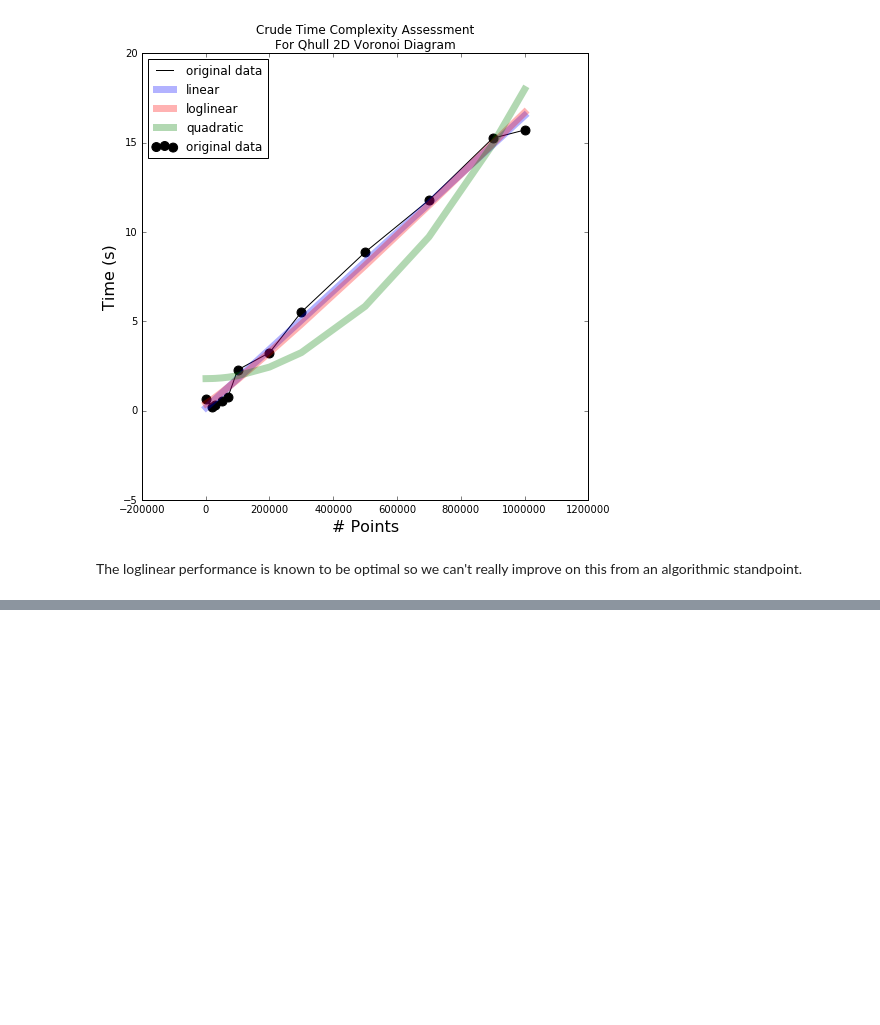
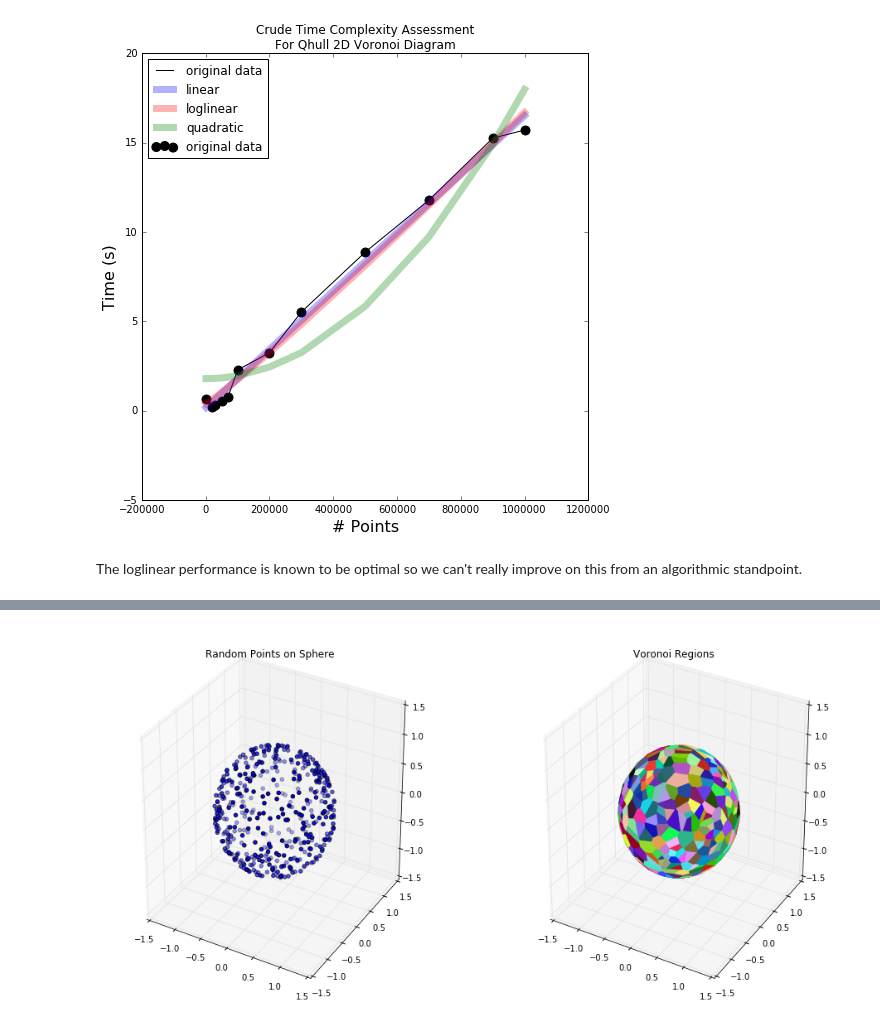
Before and after one commit to tylerjereddy/pycon-2016, a Jupyter notebook: computational_geometry_tutorial.ipynb, the cells around one changed output, grey strips where cells are left out. Saved outputs shown, nothing was run; the diff lists cells and outputs as text; code cells hidden in the pictures; blank space fills up the shorter version.

Commit message:
Added the section 6.1.1 scipy.spatial.SphericalVoronoi() [upcoming scipy 0.18].

```diff
--- a/computational_geometry_tutorial.ipynb
+++ b/computational_geometry_tutorial.ipynb
@@ -1091,0 +1106,47 @@ The loglinear performance is known to be optimal so we can't really improve on t
+# %%
+#simple example for usage of scipy.spatial.SphericalVoronoi using random points on the surface of a sphere (but could easily imagine these points representing i.e., airports or cities on the surface of the earth, etc.)
+
+num_points = 600
+
+def marsaglia(num_points):
+    '''generate random points on surface of sphere using Marsaglia's method (see: http://mathworld.wolfram.com/SpherePointPicking.html)'''
+    x1 = np.random.uniform(low=-1.0, high=1.0,size=num_points)
+    x2 = np.random.uniform(low=-1.0, high=1.0,size=num_points)
+
+    #filter out points for which the sum of squares between the two distribution is >= 1
+    mask = np.where(x1 ** 2 + x2 ** 2 < 1)
+    x1 = x1[mask]
+    x2 = x2[mask]
+
+    x_coords = 2 * x1 * np.sqrt(1 - x1 ** 2 - x2 ** 2)
+    y_coords = 2 * x2 * np.sqrt(1 - x1 ** 2 - x2 ** 2)
+    z_coords = 1 - 2 * (x1 ** 2 + x2 ** 2)
+    return np.stack((x_coords,y_coords,z_coords), axis=-1)
+
+points = marsaglia(num_points=num_points)
+
+fig_spherical_Voronoi = plt.figure()
+fig_spherical_Voronoi.set_size_inches(16,8)
+ax1 = fig_spherical_Voronoi.add_subplot(121, projection = '3d')
+ax1.scatter(points[...,0], points[...,1], points[...,2],c='blue')
+ax1.set_title('Random Points on Sphere')
+
+ax2 = fig_spherical_Voronoi.add_subplot(122, projection = '3d')
+#calculate the Voronoi diagram on the surface of the sphere and plot the Voronoi region polygons
+sv = scipy.spatial.SphericalVoronoi(points, radius=1)
+sv.sort_vertices_of_regions() #generally needed for plotting / SA calculation
+
+for region in sv.regions:
+    random_color = colors.rgb2hex(np.random.rand(3))
+    polygon = Poly3DCollection([sv.vertices[region]], alpha=1.0)
+    polygon.set_color(random_color)
+    ax2.add_collection3d(polygon)
+
+ax2.set_title('Voronoi Regions')
+
+for axis in [ax1,ax2]:
+    axis.set_xlim(-1.5,1.5)
+    axis.set_ylim(-1.5,1.5)
+    axis.set_zlim(-1.5,1.5)
+# %% [output]
+[figure, added]
```
Also changed, not shown: parts of 5 cells of this notebook.
